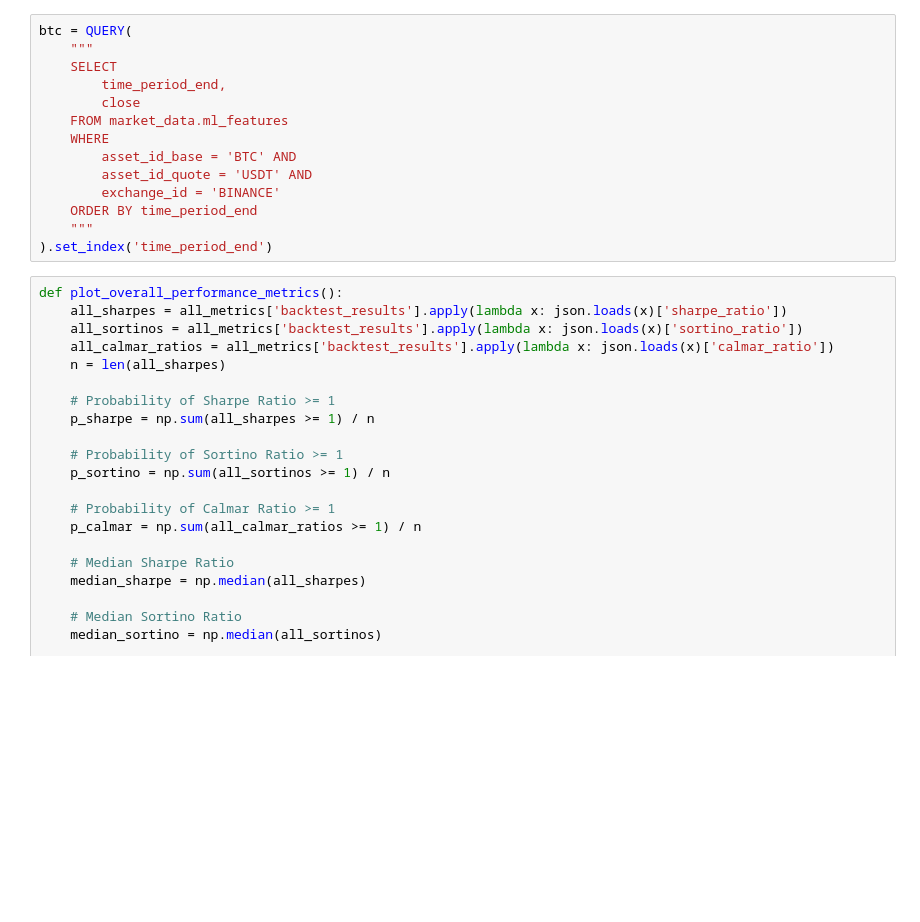
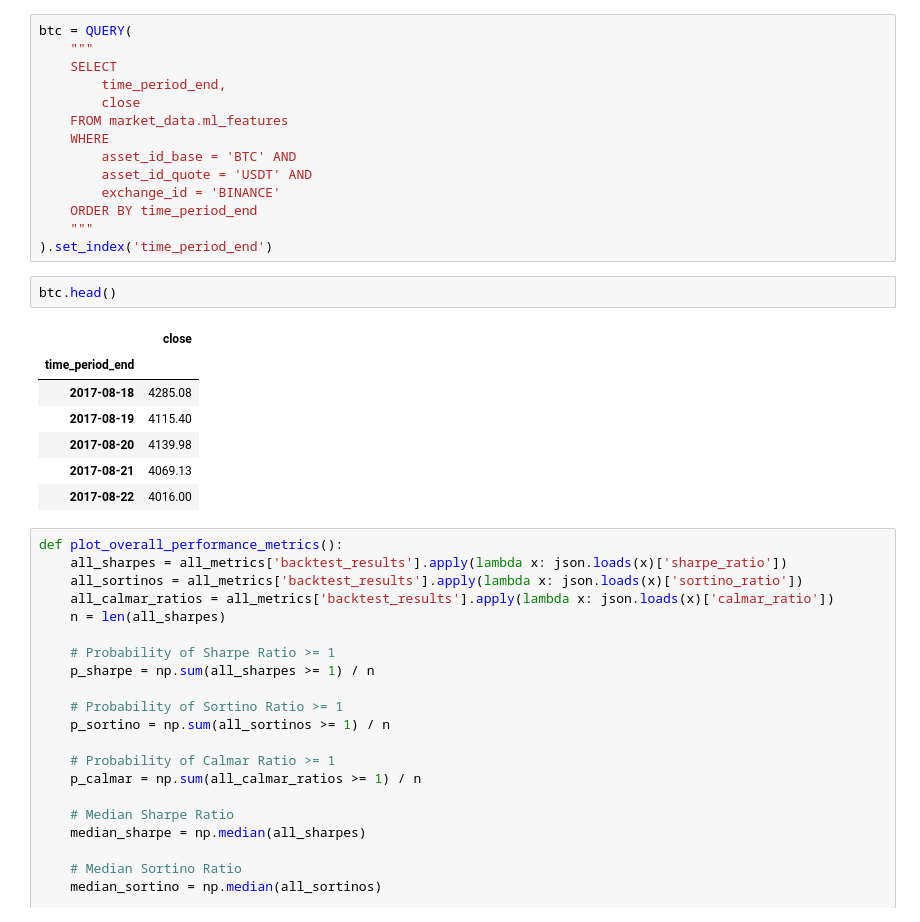
Before and after one commit to Algo-Trading-Project/trading-bot, a Jupyter notebook: notebooks/backtest_dashboard.ipynb, the cells around one changed output. Drawn from its saved outputs; the diff is of its cells as text; blank space fills up the shorter version.

```diff
--- a/notebooks/backtest_dashboard.ipynb
+++ b/notebooks/backtest_dashboard.ipynb
@@ -24,6 +24,16 @@ btc = QUERY(
     ORDER BY time_period_end
     """
 ).set_index('time_period_end')
+# %%
+btc.head()
+# %% [output]
+|  | close |
+| time_period_end |  |
+| 2017-08-18 | 4285.08 |
+| 2017-08-19 | 4115.40 |
+| 2017-08-20 | 4139.98 |
+| 2017-08-21 | 4069.13 |
+| 2017-08-22 | 4016.00 |
 # %%
 def plot_overall_performance_metrics():
     all_sharpes = all_metrics['backtest_results'].apply(lambda x: json.loads(x)['sharpe_ratio'])
```
Also changed, not shown: parts of 22 cells of this notebook, 11 other files.
